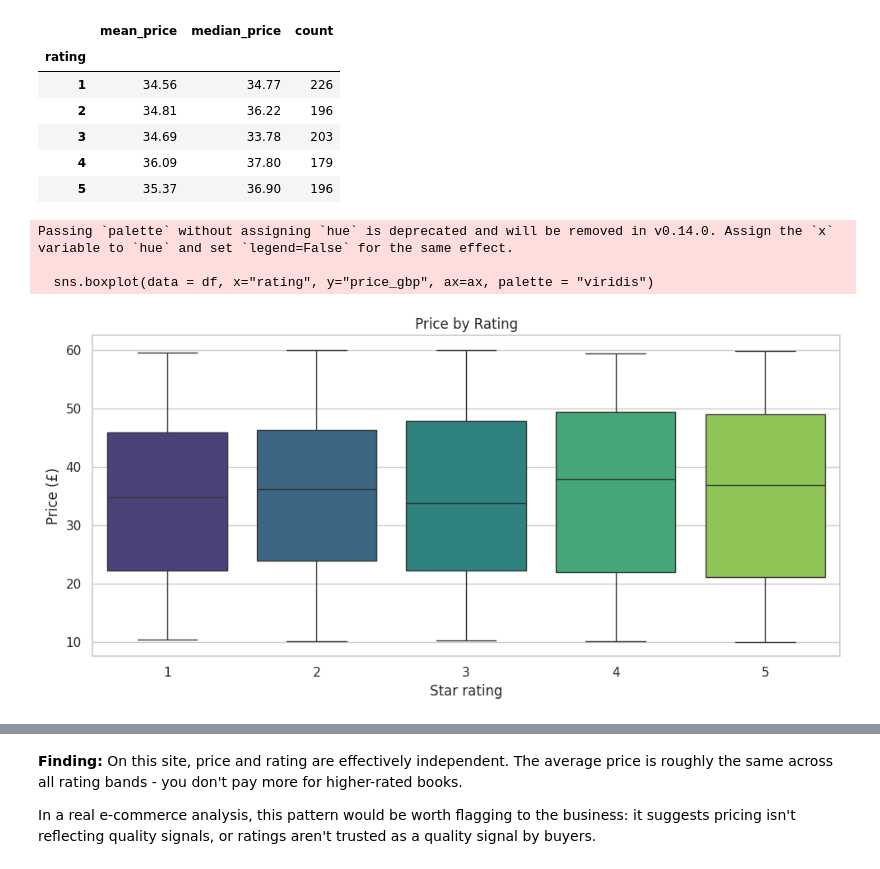
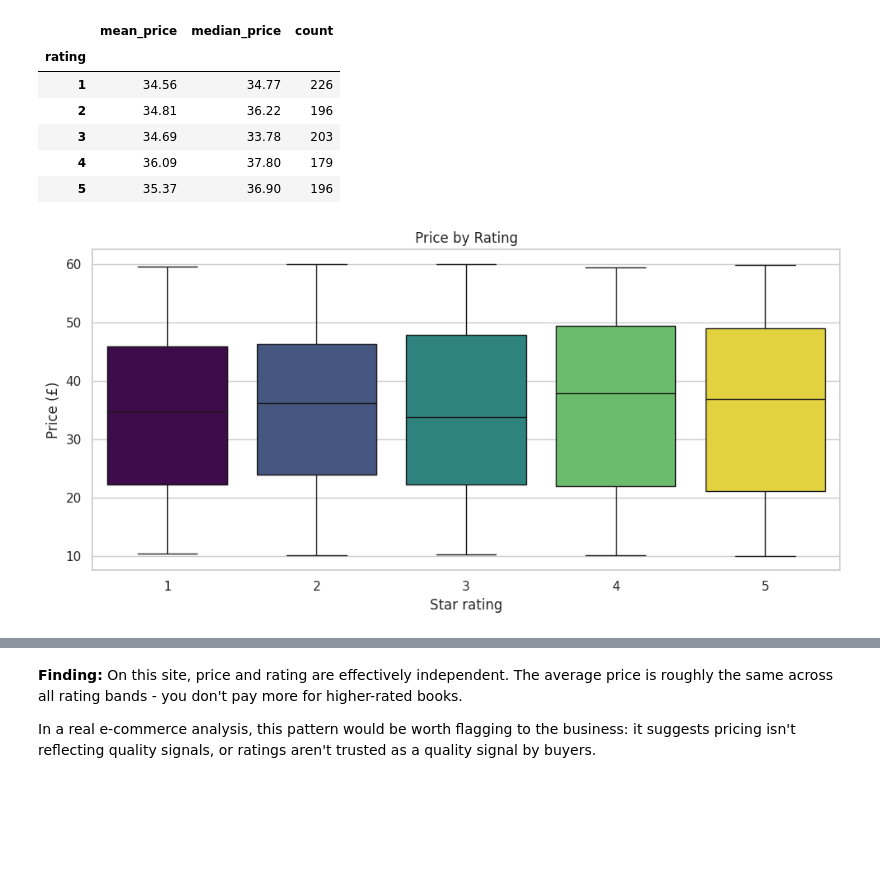
Before and after one commit to filipgurdziel/ecommerce-scraper, a Jupyter notebook: analysis.ipynb, the cells around one changed output, grey strips where cells are left out. Drawn from its saved outputs; the diff is of its cells as text; code cells hidden in the pictures; blank space fills up the shorter version.

```diff
--- a/analysis.ipynb
+++ b/analysis.ipynb
@@ -119,16 +119,13 @@ rating_stats
 | 5 | 35.37 | 36.90 | 196 |
 # %%
 fig, ax = plt.subplots()
-sns.boxplot(data = df, x="rating", y="price_gbp", ax=ax, palette = "viridis")
+sns.boxplot(data = df, x="rating", y="price_gbp", ax=ax, palette = "viridis", hue="rating", legend=False)
 ax.set_title("Price by Rating")
 ax.set_xlabel("Star rating")
 ax.set_ylabel("Price (£)")
 plt.tight_layout()
 plt.show()
 # %% [output]
-Passing `palette` without assigning `hue` is deprecated and will be removed in v0.14.0. Assign the `x` variable to `hue` and set `legend=False` for the same effect.
-
-  sns.boxplot(data = df, x="rating", y="price_gbp", ax=ax, palette = "viridis")
-[figure, old version]
+[figure, new version]
 # %%
 fig, ax = plt.subplots()
```
Also changed, not shown: parts of 2 cells of this notebook.
